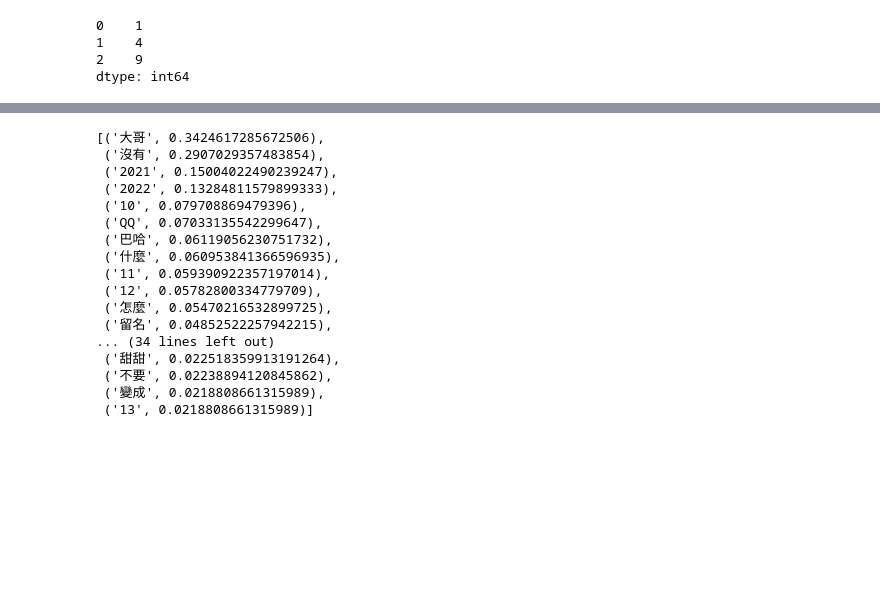
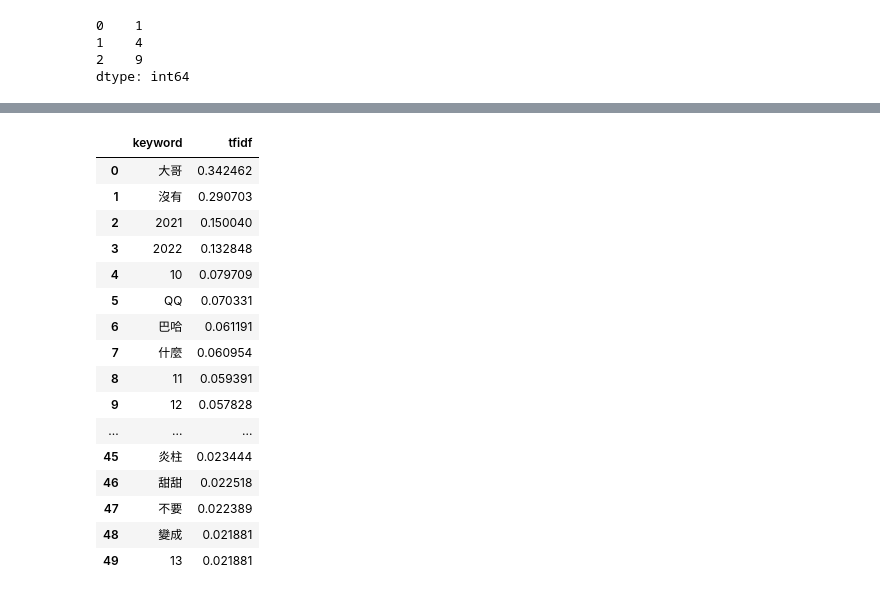
Before and after one commit to Elwing-Chou/nanshan1115, a Jupyter notebook: 2_danmu.ipynb, the cells around one changed output, grey strips where cells are left out. Cells and saved outputs as stored; diff of their text form; code cells hidden in the pictures; blank space fills up the shorter version.

```diff
--- a/2_danmu.ipynb
+++ b/2_danmu.ipynb
@@ -121,22 +149,24 @@ df
 # %%
 import jieba.analyse
 article = "\n".join(df["text"])
-jieba.analyse.extract_tags(article, topK=50, withWeight=True)
+result = jieba.analyse.extract_tags(article, topK=50, withWeight=True)
+keywords = pd.DataFrame(result, columns=["keyword", "tfidf"])
+keywords
 # %% [output]
-[('大哥', 0.3424617285672506),
- ('沒有', 0.2907029357483854),
- ('2021', 0.15004022490239247),
- ('2022', 0.13284811579899333),
- ('10', 0.079708869479396),
- ('QQ', 0.07033135542299647),
- ('巴哈', 0.06119056230751732),
- ('什麼', 0.060953841366596935),
- ('11', 0.059390922357197014),
- ('12', 0.05782800334779709),
- ('怎麼', 0.05470216532899725),
- ('留名', 0.04852522257942215),
-... (34 lines left out)
- ('甜甜', 0.022518359913191264),
- ('不要', 0.02238894120845862),
- ('變成', 0.0218808661315989),
- ('13', 0.0218808661315989)]
+|  | keyword | tfidf |
+| 0 | 大哥 | 0.342462 |
+| 1 | 沒有 | 0.290703 |
+| 2 | 2021 | 0.150040 |
+| 3 | 2022 | 0.132848 |
+| 4 | 10 | 0.079709 |
+| 5 | QQ | 0.070331 |
+| 6 | 巴哈 | 0.061191 |
+| 7 | 什麼 | 0.060954 |
+| 8 | 11 | 0.059391 |
+| 9 | 12 | 0.057828 |
+| ... | ... | ... |
+| 45 | 炎柱 | 0.023444 |
+| 46 | 甜甜 | 0.022518 |
+| 47 | 不要 | 0.022389 |
+| 48 | 變成 | 0.021881 |
+| 49 | 13 | 0.021881 |
```
Also changed, not shown: parts of 5 cells of this notebook.
